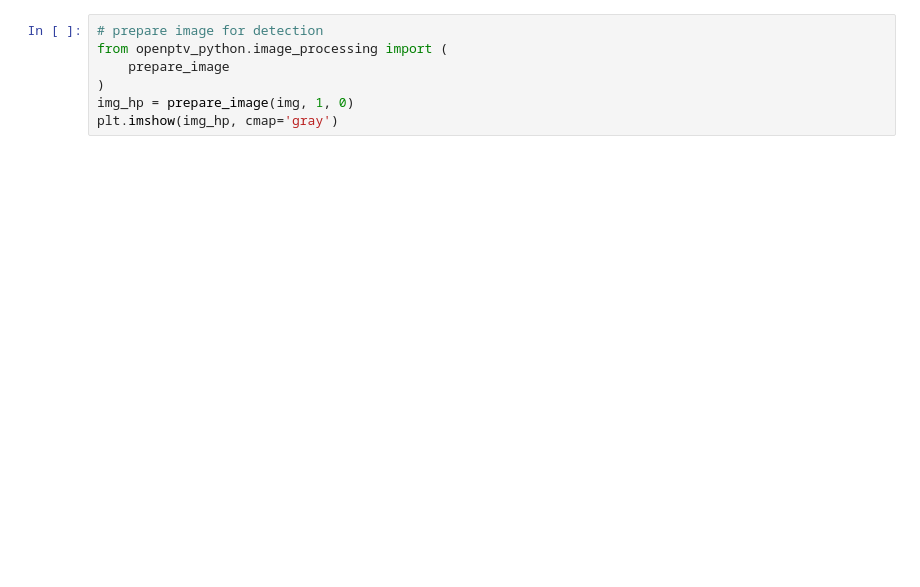
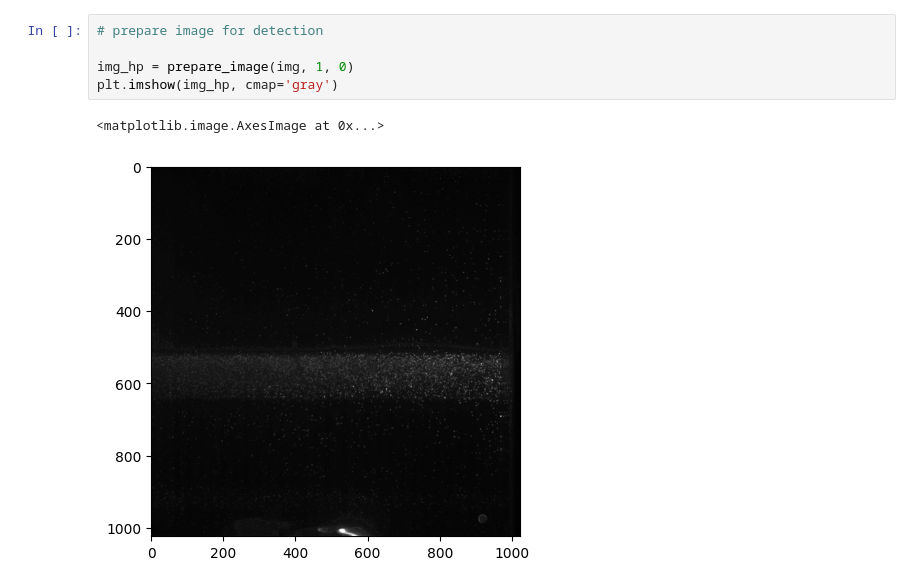
Before and after one commit to alexlib/test_openptv_python_crossing_particle, a Jupyter notebook: test_openptv_crossing_particle.ipynb, the cells around one changed output. Cells and saved outputs as stored; diff of their text form; blank space fills up the shorter version.

```diff
--- a/test_openptv_crossing_particle.ipynb
+++ b/test_openptv_crossing_particle.ipynb
@@ -92,9 +112,10 @@ plt.imshow(img, cmap='gray')
 # %%
 # prepare image for detection
-from openptv_python.image_processing import (
-    prepare_image
-)
+
 img_hp = prepare_image(img, 1, 0)
 plt.imshow(img_hp, cmap='gray')
+# %% [output]
+<matplotlib.image.AxesImage at 0x...>
+[figure, added]
 # %%
 # detection
```
Also changed, not shown: parts of 16 cells of this notebook.
